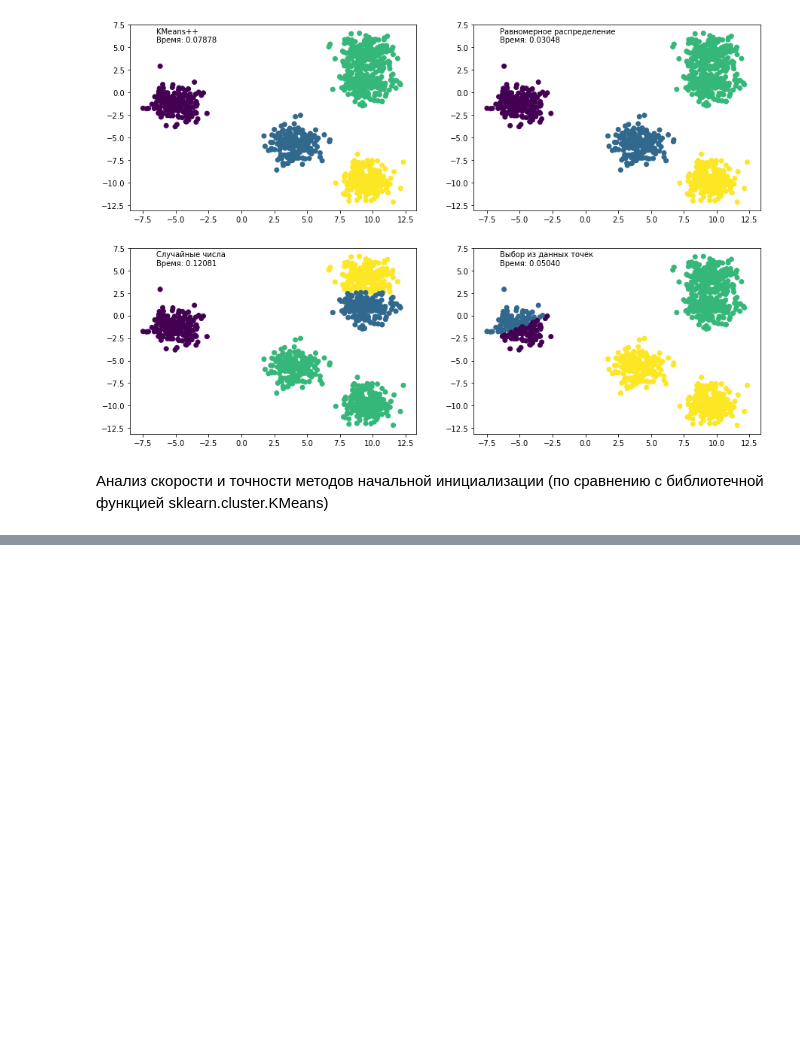
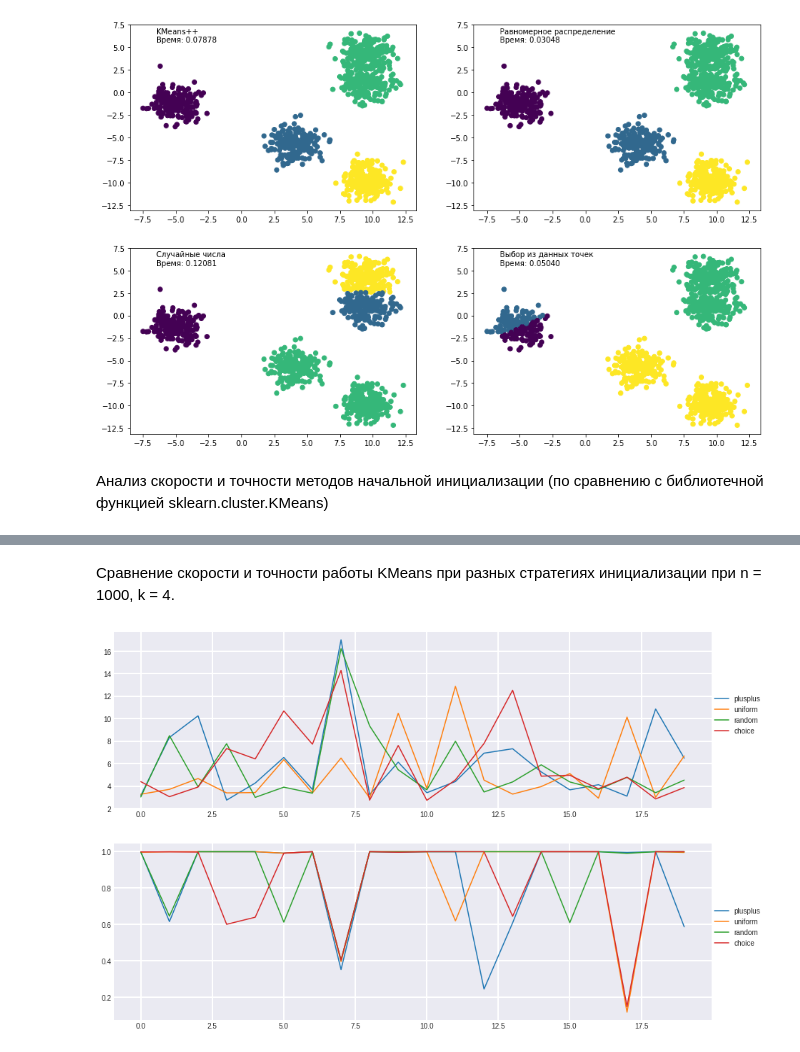
Before and after one commit to rt2122/python, a Jupyter notebook: IML/main_part1.ipynb, the cells around one changed output, grey strips where cells are left out. Drawn from its saved outputs; the diff is of its cells as text; code cells hidden in the pictures; blank space fills up the shorter version.

```diff
--- a/IML/main_part1.ipynb
+++ b/IML/main_part1.ipynb
@@ -103,0 +162,6 @@ pd.DataFrame({"n, k": tests, "KMeans++": plus_t, "Uniform": uni_t, "Random": ran
+# %% [markdown]
+Сравнение скорости и точности работы KMeans при разных стратегиях инициализации при n = 1000, k = 4.
+# %%
+strats_compar(4, 1000, 20)
+# %% [output]
+[figure, added]
```
Also changed, not shown: parts of 9 cells of this notebook, 5 other files.
